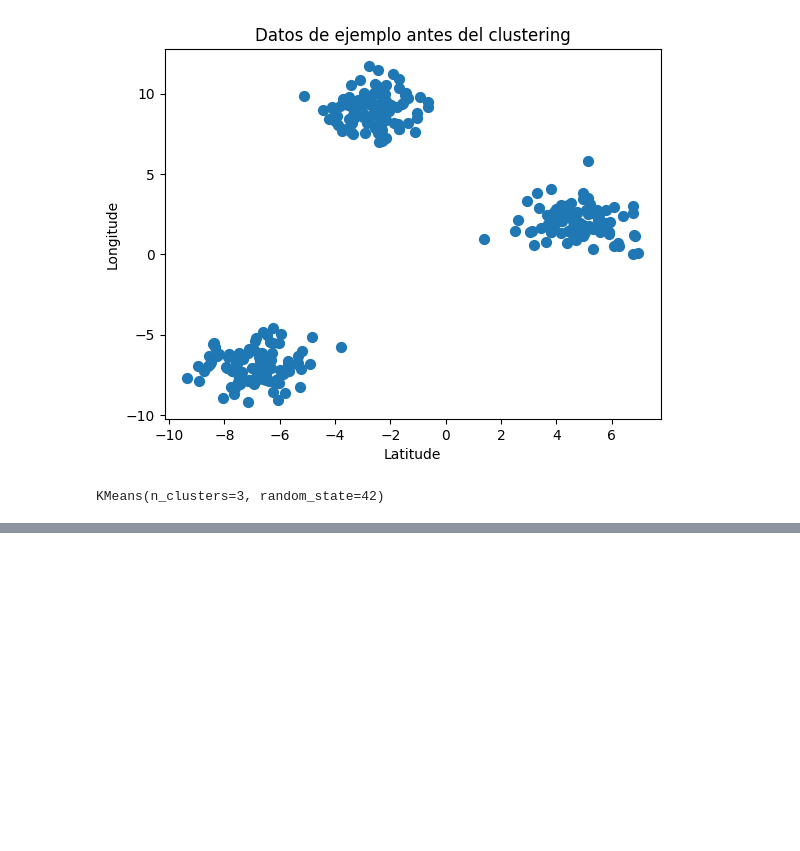
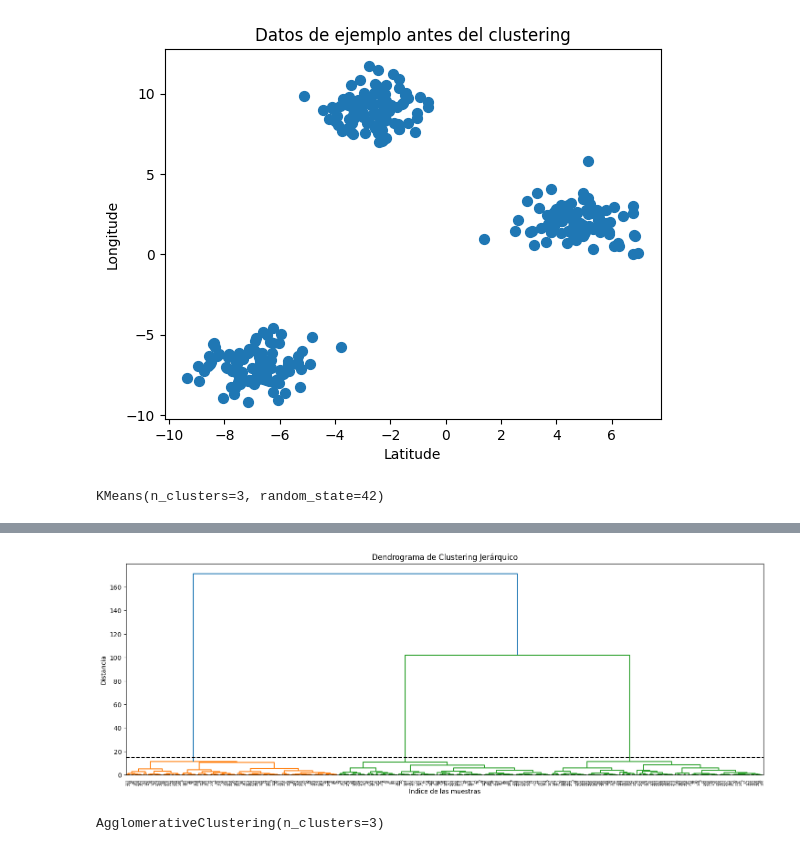
Before and after one commit to SamuelHollis/unsupervised-ML, a Jupyter notebook: src/explore.ipynb, the cells around one changed output, grey strips where cells are left out. Saved outputs shown, nothing was run; the diff lists cells and outputs as text; code cells hidden in the pictures; blank space fills up the shorter version.

```diff
--- a/src/explore.ipynb
+++ b/src/explore.ipynb
@@ -96,0 +138,20 @@ labels = model.labels_
+# %%
+Z = linkage(data, 'ward')
+
+plt.figure(figsize = (18, 6))
+
+dendrogram(Z)
+plt.axhline(c='k', linestyle='--', y=15)
+
+plt.title('Dendrograma de Clustering Jerárquico')
+plt.xlabel('Índice de las muestras')
+plt.ylabel('Distancia')
+plt.show()
+# %% [output]
+[figure, added]
+# %%
+hc = AgglomerativeClustering(n_clusters = 3)
+
+hc.fit(data)
+# %% [output]
+AgglomerativeClustering(n_clusters=3)
```
Also changed, not shown: parts of 8 cells of this notebook.
